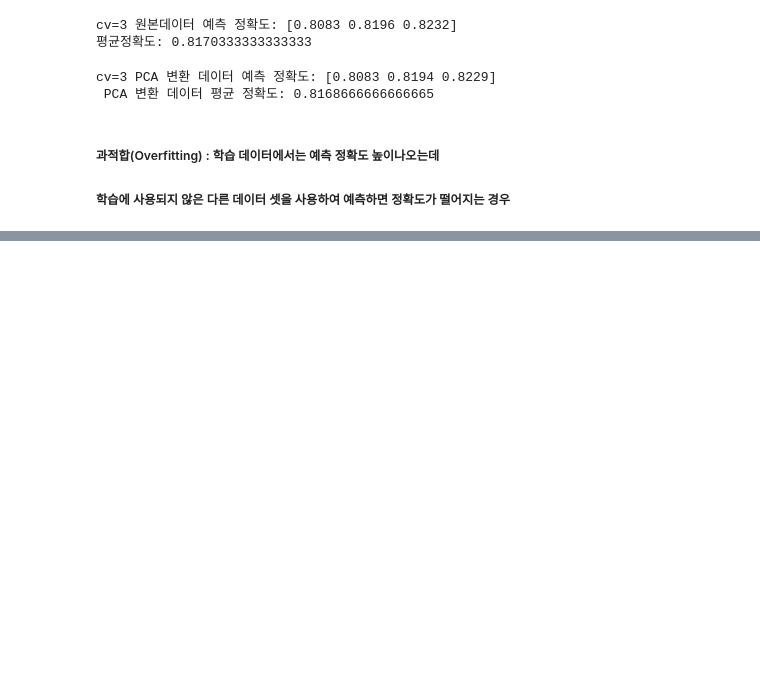
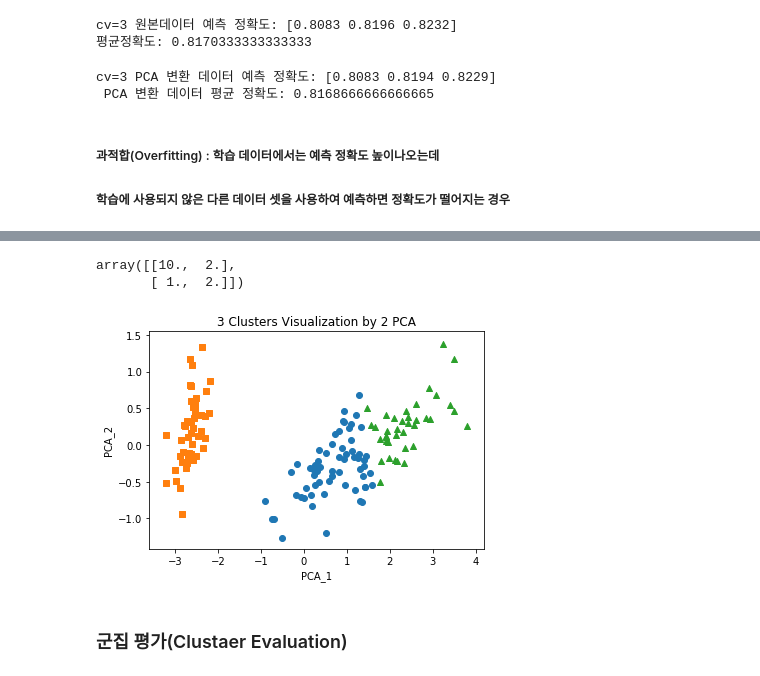
Before and after one commit to digicope01/bigdata, a Jupyter notebook: 파이썬머신러닝/머신러닝개념.ipynb, the cells around one changed output, grey strips where cells are left out. Drawn from its saved outputs; the diff is of its cells as text; code cells hidden in the pictures; blank space fills up the shorter version.

```diff
--- a/파이썬머신러닝/머신러닝개념.ipynb
+++ b/파이썬머신러닝/머신러닝개념.ipynb
@@ -573,0 +648,9 @@ cv=3 PCA 변환 데이터 예측 정확도: [0.8083 0.8194 0.8229]
+# %%
+irisDF['cluster'] = kmeans.labels_  # 원본 소스에 누락된 라인!!
+irisDF['target'] = iris.target
+irisDF
+iris_result = irisDF.groupby(['target','cluster'])['sepal_length'].count()
+print(iris_result)
+# target이 0인 데이터는 1번 군집에 50개
+# target이 1인 데이터는 0번 군집에 48개,2번 군집에 2개
+# target이 2인 데이터는 0번 군집에 4개, 2번 군집에 36개로 생성
@@ -573,0 +665,53 @@ cv=3 PCA 변환 데이터 예측 정확도: [0.8083 0.8194 0.8229]
+# %%
+# KMeans기초예제 : scikit-learn 도움말의 Example
+from sklearn.cluster import KMeans
+import numpy as np
+X = np.array([[1, 2], [1, 4], [1, 0],
+               [10, 2], [10, 4], [10, 0]])  # (6,2)
+kmeans = KMeans(n_clusters=2, random_state=0).fit(X)
+kmeans.labels_
+# array([1, 1, 1, 0, 0, 0], dtype=int32)
+kmeans.predict([[0, 0], [12, 3]])
+# array([1, 0], dtype=int32)
+kmeans.cluster_centers_
+# array([[10.,  2.],
+#        [ 1.,  2.]])
+# %% [output]
+array([[10.,  2.],
+       [ 1.,  2.]])
+# %%
+# iris 군집화 결과를 시각화하기
+
+from sklearn.decomposition import PCA
+
+pca = PCA(n_components=2)
+pca_transformed = pca.fit_transform(iris.data)
+pca_transformed
+
+irisDF['pca_x'] = pca_transformed[:,0]
+irisDF['pca_y'] = pca_transformed[:,1]
+# irisDF
+# %%
+marker0_ind = irisDF[irisDF['cluster'] == 0].index  # 0번 군집의 행번호
+marker1_ind = irisDF[irisDF['cluster'] == 1].index  # 1번 군집의 행번호
+marker2_ind = irisDF[irisDF['cluster'] == 2].index  # 2번 군집의 행번호
+
+plt.scatter(x=irisDF.loc[marker0_ind,'pca_x'] ,
+            y=irisDF.loc[marker0_ind,'pca_y'], marker='o')
+
+plt.scatter(x=irisDF.loc[marker1_ind,'pca_x'] ,
+            y=irisDF.loc[marker1_ind,'pca_y'], marker='s')
+
+plt.scatter(x=irisDF.loc[marker2_ind,'pca_x'] ,
+            y=irisDF.loc[marker2_ind,'pca_y'], marker='^')
+
+plt.xlabel('PCA_1')
+plt.ylabel('PCA_2')
+plt.title('3 Clusters Visualization by 2 PCA')
+plt.show()
+# Cluster 1(네모)는 다른 군집과 명확히 군집화 되었음
+# Cluster 0(동그라미) 과 Cluster 2(세모)는 덜 분리되어짐
+# %% [output]
+[figure, added]
+# %% [markdown]
+### 군집 평가(Clustaer Evaluation)
```
Also changed, not shown: parts of 19 cells of this notebook.
